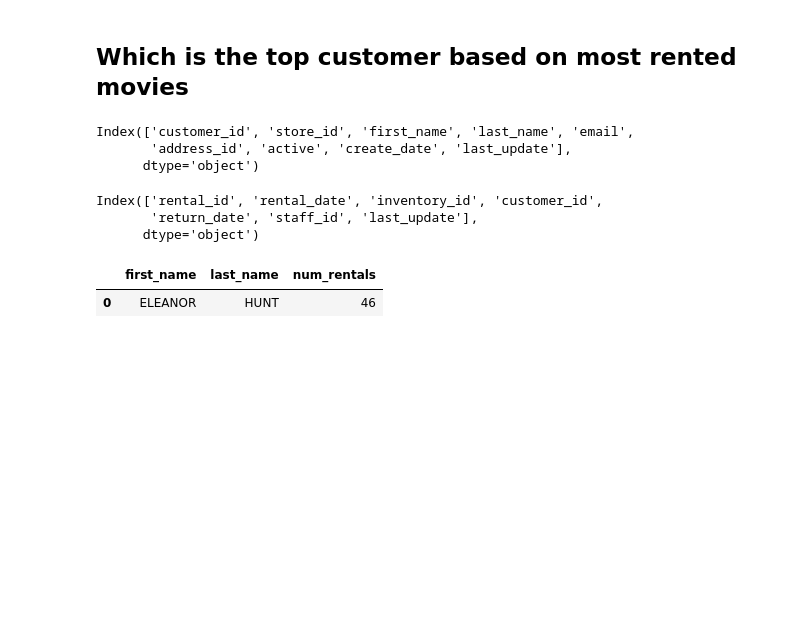
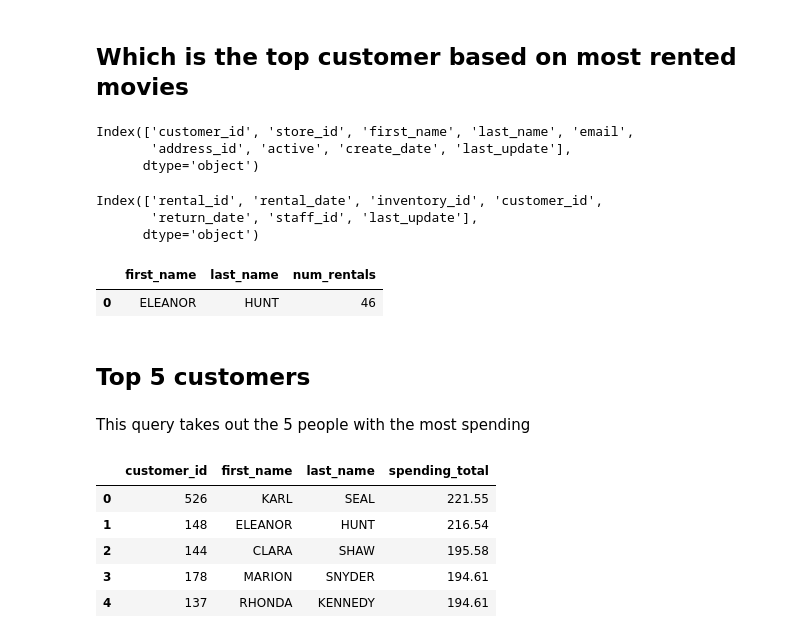
Before and after one commit to linuslarsson03/lab-1---sql, a Jupyter notebook: duckdb_pandas.ipynb, the cells around one changed output. Saved outputs shown, nothing was run; the diff lists cells and outputs as text; code cells hidden in the pictures; blank space fills up the shorter version.

```diff
--- a/duckdb_pandas.ipynb
+++ b/duckdb_pandas.ipynb
@@ -377,3 +377,33 @@ top_customer
 # %% [output]
 |  | first_name | last_name | num_rentals |
 | 0 | ELEANOR | HUNT | 46 |
+# %% [markdown]
+## Top 5 customers
+# %% [markdown]
+This query takes out the 5 people with the most spending
+# %%
+top_5_customers = conn.sql("""
+SELECT
+    c.customer_id,
+    c.first_name,
+    c.last_name,
+    SUM(p.amount) AS spending_total
+FROM customer c
+LEFT JOIN payment p
+    ON c.customer_id = p.customer_id
+GROUP BY
+    c.customer_id,
+    c.first_name,
+    c.last_name
+ORDER BY spending_total DESC
+LIMIT 5;
+""").df()
+
+top_5_customers
+# %% [output]
+|  | customer_id | first_name | last_name | spending_total |
+| 0 | 526 | KARL | SEAL | 221.55 |
+| 1 | 148 | ELEANOR | HUNT | 216.54 |
+| 2 | 144 | CLARA | SHAW | 195.58 |
+| 3 | 178 | MARION | SNYDER | 194.61 |
+| 4 | 137 | RHONDA | KENNEDY | 194.61 |
```
Also changed, not shown: parts of 2 cells of this notebook.
